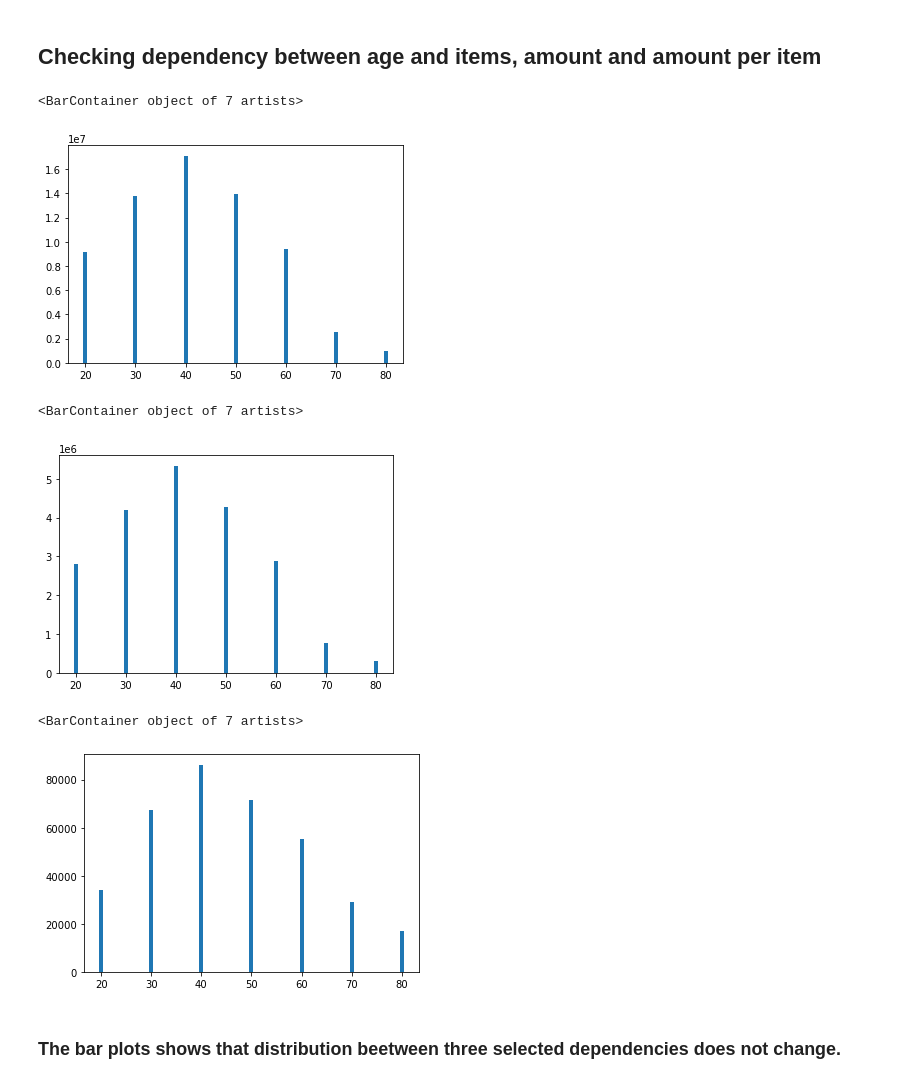
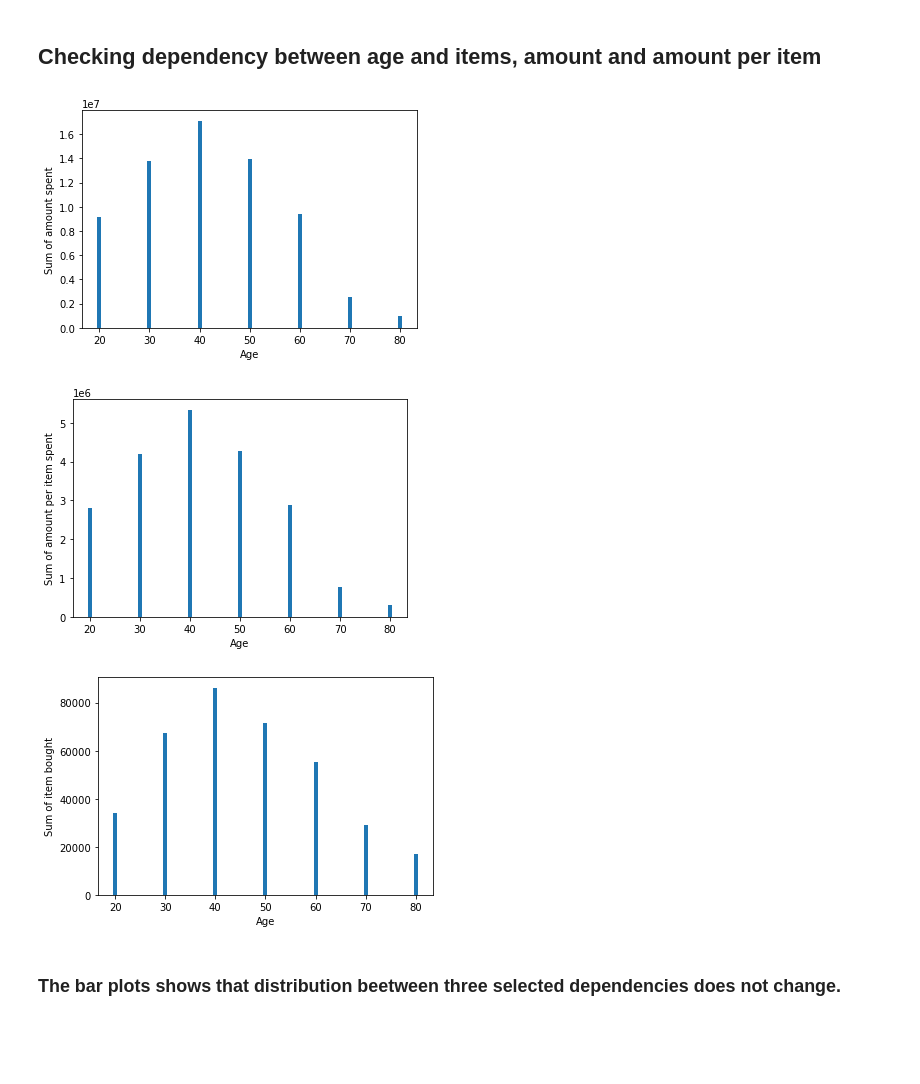
Before and after one commit to apaleczek1/ubiqum, a Jupyter notebook: Task1/Task1.ipynb, the cells around one changed output. Cells and saved outputs as stored; diff of their text form; code cells hidden in the pictures; blank space fills up the shorter version.

```diff
--- a/Task1/Task1.ipynb
+++ b/Task1/Task1.ipynb
@@ -95,7 +115,7 @@ Dataset do not contain missing values
 # %% [markdown]
 Age rounded to nearest tenth
 # %%
-data['age_round'] = (data['age']/10).round()*10
+data['age_round'] = ((data['age']/10).round()*10).astype(int)
 # %% [markdown]
 Amount spend per item
 # %%
@@ -184,18 +272,24 @@ plt.show()
 ## Checking dependency between age and items, amount and amount per item
 # %%
 plt.bar(data['amount'].groupby(data['age_round']).sum().index, data['amount'].groupby(data['age_round']).sum().values)
+plt.xlabel('Age')
+plt.ylabel('Sum of amount spent')
+plt.show()
 # %% [output]
-<BarContainer object of 7 artists>
-[figure, old version]
+[figure, new version]
 # %%
 plt.bar(data['amount_per_item'].groupby(data['age_round']).sum().index, data['amount_per_item'].groupby(data['age_round']).sum().values)
+plt.xlabel('Age')
+plt.ylabel('Sum of amount per item spent')
+plt.show()
 # %% [output]
-<BarContainer object of 7 artists>
-[figure, old version]
+[figure, new version]
 # %%
 plt.bar(data['items'].groupby(data['age_round']).sum().index, data['items'].groupby(data['age_round']).sum().values)
+plt.xlabel('Age')
+plt.ylabel('Sum of item bought')
+plt.show()
 # %% [output]
-<BarContainer object of 7 artists>
-[figure, old version]
+[figure, new version]
 # %% [markdown]
 ### The bar plots shows that distribution beetween three selected dependencies does not change.
```
Also changed, not shown: parts of 35 cells of this notebook.
